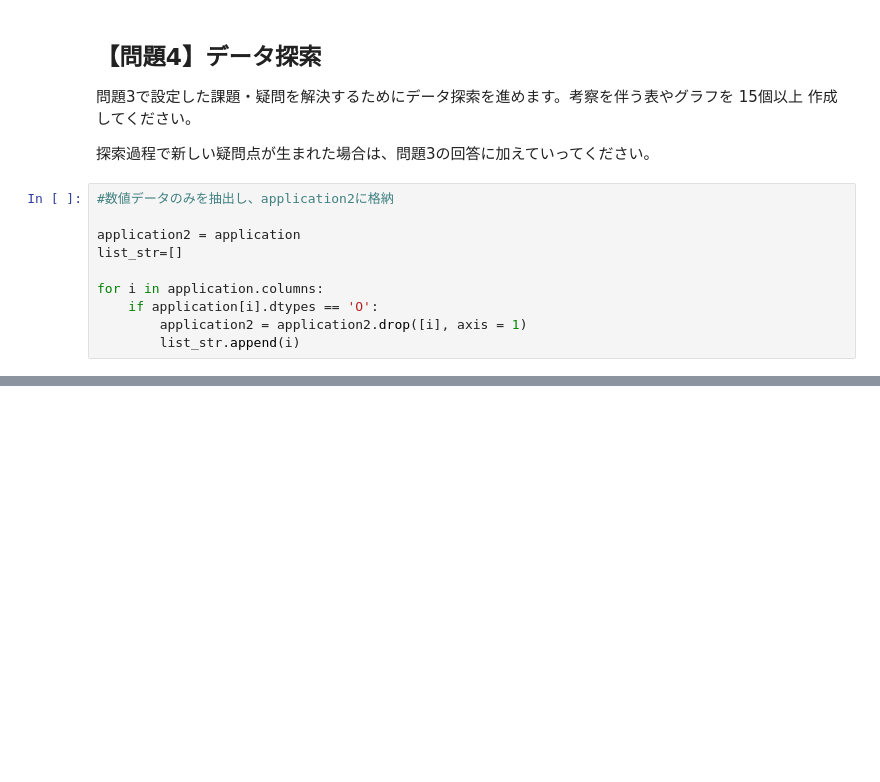
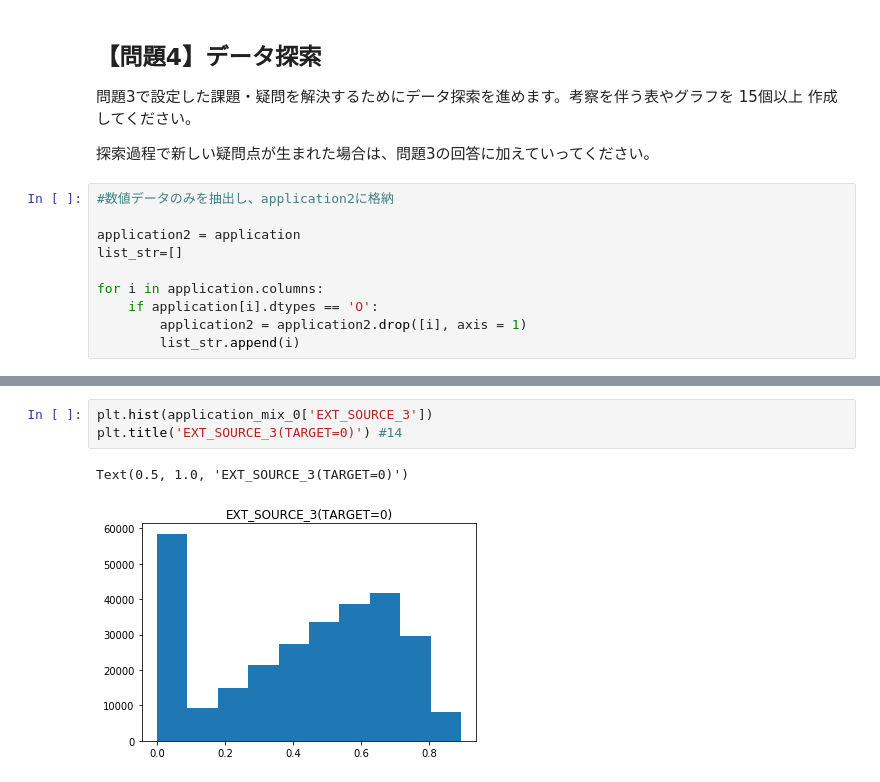
Before and after one commit to nobutatsu-kobayashi/diveintocode-ml, a Jupyter notebook: week3_Class_assignment1.ipynb, the cells around one changed output, grey strips where cells are left out. Cells and saved outputs as stored; diff of their text form; blank space fills up the shorter version.

```diff
--- a/week3_Class_assignment1.ipynb
+++ b/week3_Class_assignment1.ipynb
@@ -357,0 +385,6 @@ EXT_SOURCE_3,-0.1195719284871247
+# %%
+plt.hist(application_mix_0['EXT_SOURCE_3'])
+plt.title('EXT_SOURCE_3(TARGET=0)') #14
+# %% [output]
+Text(0.5, 1.0, 'EXT_SOURCE_3(TARGET=0)')
+[figure, added]
```
Also changed, not shown: parts of 17 cells of this notebook.
